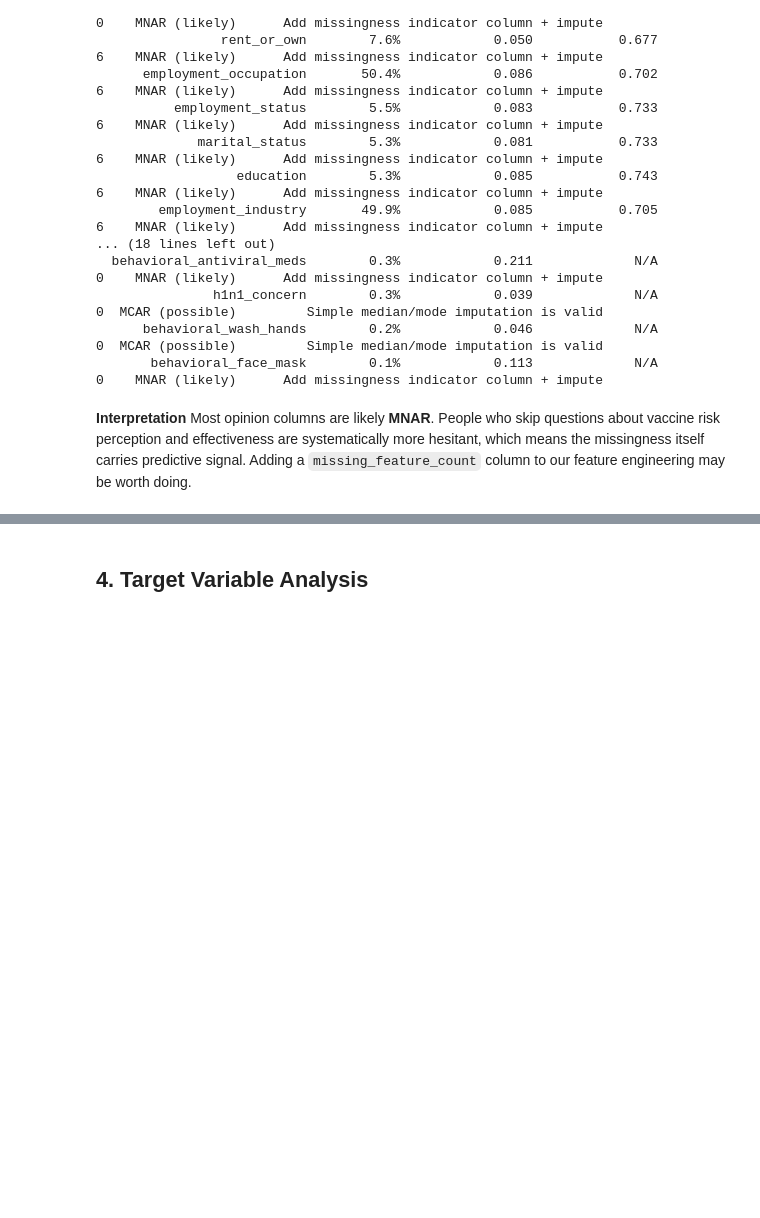
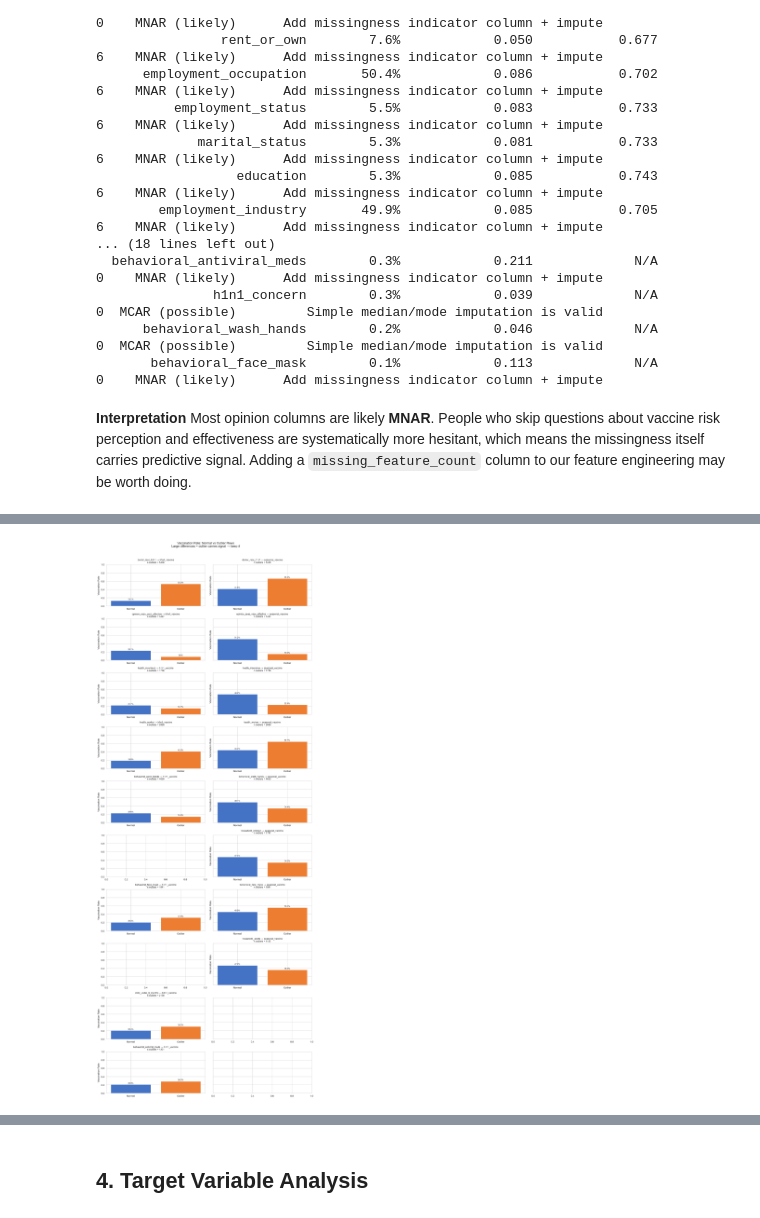
Before and after one commit to jarretangbazo/Flu-Shot-Learning, a Jupyter notebook: notebooks/01_eda.ipynb, the cells around one changed output, grey strips where cells are left out. Saved outputs shown, nothing was run; the diff lists cells and outputs as text; code cells hidden in the pictures; blank space fills up the shorter version.

```diff
--- a/notebooks/01_eda.ipynb
+++ b/notebooks/01_eda.ipynb
@@ -610,0 +723,88 @@ Most opinion columns are likely **MNAR**. People who skip questions about vaccin
+# %%
+# Target Rate by Outlier Group
+records = []
+
+for col in numeric_cols:
+    data    = flu_train_merged[col].dropna()
+    q1, q3  = data.quantile(0.25), data.quantile(0.75)
+    iqr     = q3 - q1
+    lower   = q1 - 1.5 * iqr
+    upper   = q3 + 1.5 * iqr
+
+    outlier_mask = (
+        (flu_train_merged[col] < lower) |
+        (flu_train_merged[col] > upper)
+    )
+
+    for target in TARGET_COLS:
+        rate_normal  = flu_train_merged.loc[~outlier_mask, target].mean()
+        rate_outlier = flu_train_merged.loc[outlier_mask,  target].mean()
+        records.append({
+            'feature':      col,
+            'target':       target,
+            'n_outliers':   int(outlier_mask.sum()),
+            'rate_normal':  rate_normal,
+            'rate_outlier': rate_outlier,
+            'difference':   abs(rate_normal - rate_outlier)
+        })
+
+rate_df  = pd.DataFrame(records)
+plot_df  = rate_df[
+    (rate_df['difference'] > 0.05) &
+    (rate_df['n_outliers'] >= 10)
+].sort_values('difference', ascending=False)
+
+if len(plot_df) == 0:
+    print("No meaningful target rate differences found.")
+    print("Outliers do not carry strong predictive signal — "
+          "safe to cap or remove.")
+else:
+    n_features = plot_df['feature'].nunique()
+    fig, axes  = plt.subplots(n_features, 2,
+                               figsize=(12, n_features * 3),
+                               sharey=True)
+    if n_features == 1:
+        axes = np.array([axes])
+
+    for i, feature in enumerate(plot_df['feature'].unique()):
+        subset = plot_df[plot_df['feature'] == feature]
+        for j, target in enumerate(TARGET_COLS):
+            ax  = axes[i, j]
+            row = subset[subset['target'] == target]
+            if len(row) == 0:
+                continue
+
+            bars = ax.bar(
+                ['Normal', 'Outlier'],
+                [row['rate_normal'].values[0],
+                 row['rate_outlier'].values[0]],
+                color=['#4472C4', '#ED7D31'],
+                edgecolor='white'
+            )
+            ax.set_title(
+                f'{feature} → {target}\n'
+                f"n outliers = {int(row['n_outliers'].values[0])}",
+                fontsize=9
+            )
+            ax.set_ylim(0, 1)
+            ax.set_ylabel('Vaccination Rate')
+
+            for bar in bars:
+                ax.text(
+                    bar.get_x() + bar.get_width() / 2,
+                    bar.get_height() + 0.02,
+                    f'{bar.get_height():.1%}',
+                    ha='center', fontsize=8
+                )
+
+    plt.suptitle(
+        'Vaccination Rate: Normal vs Outlier Rows\n'
+        'Large differences = outlier carries signal → keep it',
+        fontsize=12, y=1.01
+    )
+    plt.tight_layout()
+    plt.savefig('../reports/figures/outlier_03_target_rate.png',
+                dpi=150, bbox_inches='tight')
+    plt.show()
+# %% [output]
+[figure, added]
```
Also changed, not shown: parts of 8 cells of this notebook, 3 other files.
